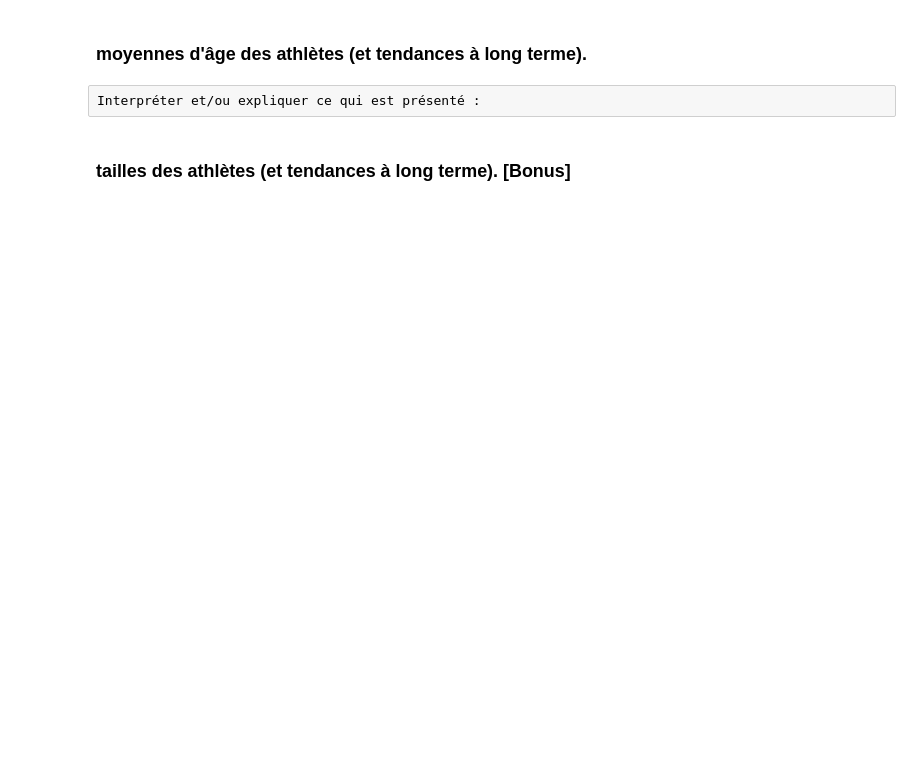
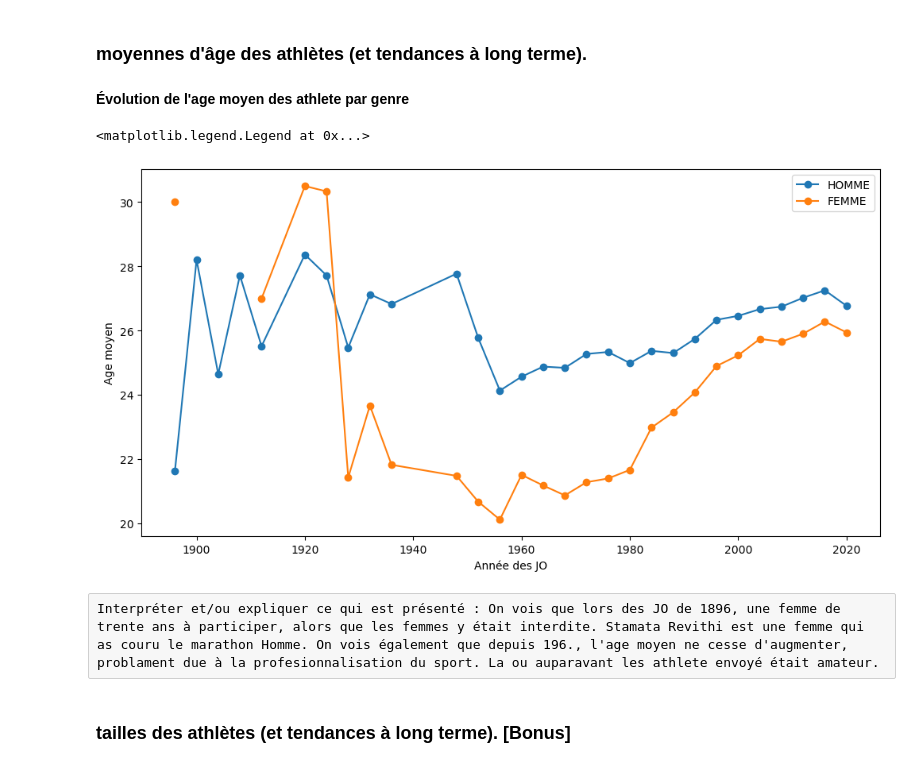
Before and after one commit to Kylian2/S204-AnalyseJO, a Jupyter notebook: rapport.ipynb, the cells around one changed output. Saved outputs shown, nothing was run; the diff lists cells and outputs as text; code cells hidden in the pictures; blank space fills up the shorter version.

```diff
--- a/rapport.ipynb
+++ b/rapport.ipynb
@@ -292,4 +411,23 @@ Interpréter et/ou expliquer ce qui est présenté :
+# %%
+# Définir la taille de la figure
+plt.figure(figsize=(12, 6))
+
+# Tracer HOMME
+plt.plot(moyenneAgeJOMen.ANNEEHOTE, moyenneAgeJOMen['AGEMOYEN'], marker='o', linestyle='-', label='HOMME')
+# Tracer FEMME
+plt.plot(moyenneAgeJOWomen.ANNEEHOTE, moyenneAgeJOWomen['AGEMOYEN'], marker='o', linestyle='-', label='FEMME')
+
+# Ajouter des légendes et titre
+plt.xlabel('Année des JO')
+plt.ylabel('Age moyen')
+display(HTML(f"<b><font size='+2'>Évolution de l'age moyen des athlete par genre </font></b>"))
+print(" ")
+plt.legend()
+# %% [output]
+Évolution de l'age moyen des athlete par genre
+<matplotlib.legend.Legend at 0x...>
+[figure, added]
 # %% [raw]
-Interpréter et/ou expliquer ce qui est présenté :
+Interpréter et/ou expliquer ce qui est présenté : On vois que lors des JO de 1896, une femme de trente ans à participer, alors que les femmes y était interdite. Stamata Revithi est une femme qui as couru le marathon Homme. On vois également que depuis 196., l'age moyen ne cesse d'augmenter, problament due à la profesionnalisation du sport. La ou auparavant les athlete envoyé était amateur.
 # %% [markdown]
 ### tailles des athlètes (et tendances à long terme). [Bonus]
```
Also changed, not shown: parts of 33 cells of this notebook.
